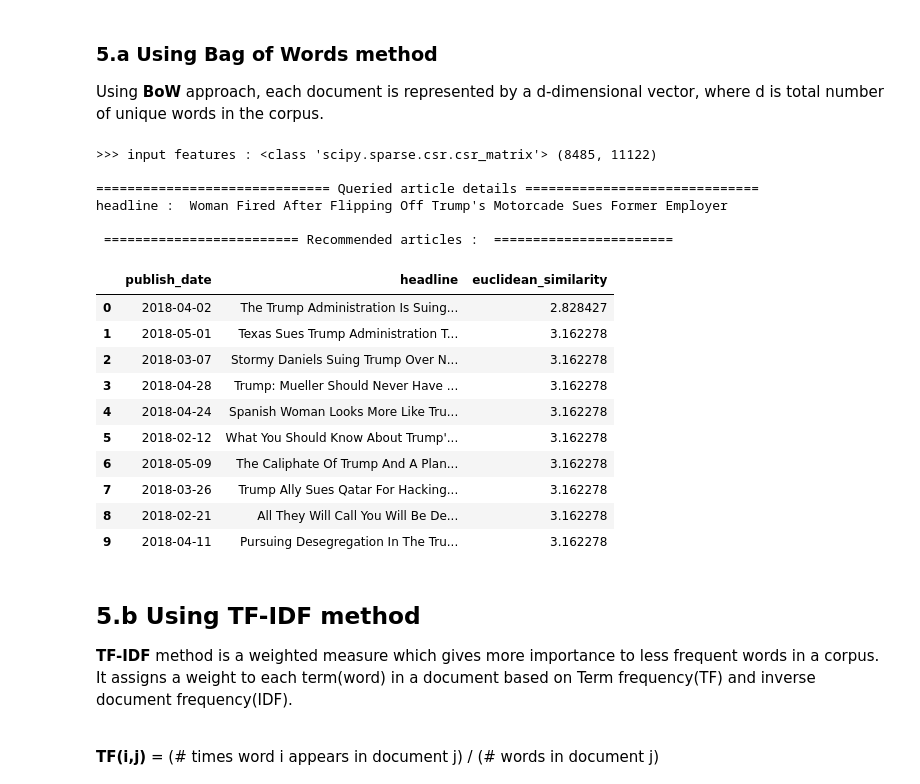
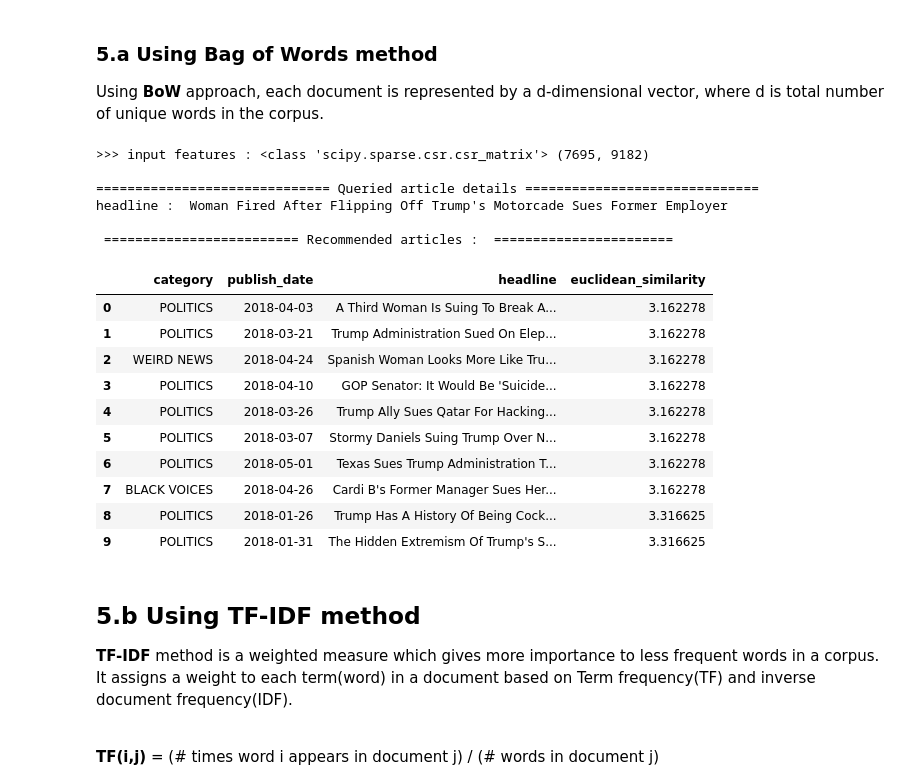
Before and after one commit to sam351/TIL2021, a Jupyter notebook: kaggle_news-recommend/News-Category-Dataset_01_recommend.ipynb, the cells around one changed output. Saved outputs shown, nothing was run; the diff lists cells and outputs as text; code cells hidden in the pictures.

```diff
--- a/kaggle_news-recommend/News-Category-Dataset_01_recommend.ipynb
+++ b/kaggle_news-recommend/News-Category-Dataset_01_recommend.ipynb
@@ -105,3 +81,0 @@ news_articles.shape
-# %%
-news_articles = news_articles[news_articles.headline.apply(lambda x : len(x.split())>5)]
-news_articles.shape
@@ -112,6 +81,0 @@ news_articles.shape
-# %%
-news_articles = news_articles.sort_values('headline', ascending=False)
-duplicated_articles_series = news_articles.duplicated('headline', keep = False)
-news_articles = news_articles[~duplicated_articles_series]
-
-news_articles.shape
@@ -136,11 +115,3 @@ dtype: int64
 - After text preprocessing, the original headlines will be modified. <br>
   However, It doesn't make sense to recommend articles by displaying modified headlines. <br>
   Therefore, let's copy the dataset into some other dataset and perform text preprocessing on the later.
-# %%
-# reset index
-news_articles = news_articles.reset_index(drop=True)
-
-# copy original dataset for preprocessing
-news_articles_temp = news_articles.copy()
-
-news_articles_temp.head(3)
@@ -212,21 +167,9 @@ Let's try various feature representation of headline
 # %%
 # function for making recommendations based on content simiarity
 def recommend_similar_txt(doc_vectors, row_index, num_recommend, dist_metric='euclidean', print_result=False):
-#     # original code
-#     couple_dist = pairwise_distances(doc_vectors, doc_vectors[row_index])
-#     indices = np.argsort(couple_dist.ravel())[0:num_recommend]
-#     df = pd.DataFrame({'publish_date': news_articles['date'][indices].values,
-#                        'headline':news_articles['headline'][indices].values,
-#                        'Euclidean similarity with the queried article': couple_dist[indices].ravel()})
-#     print("="*30,"Queried article details","="*30)
-#     print('headline : ',news_articles['headline'][indices[0]])
-#     print("\n","="*25,"Recommended articles : ","="*23)
-#     return df.iloc[1:,]
-
     dist_arr = pairwise_distances(doc_vectors, doc_vectors[row_index].reshape(1, -1), metric=dist_metric).ravel()
-    df = pd.DataFrame({'publish_date': news_articles['date'],
-                       'headline': news_articles['headline'],
-                       f'{dist_metric}_similarity': dist_arr})
+    df = pd.DataFrame({'category':news_articles['category'], 'publish_date': news_articles['date'],
+                       'headline': news_articles['headline'], f'{dist_metric}_similarity': dist_arr})
     df = df.sort_values(f'{dist_metric}_similarity').head(num_recommend+1)
     df = df.iloc[1:,].reset_index(drop=True)  # remove input itself (most similar item)
 
@@ -240,6 +183,6 @@ def recommend_similar_txt(doc_vectors, row_index, num_recommend, dist_metric='eu
 
 
 # sample news to get recommendations
-query_idx = 133
+query_idx = 4990
 news_articles.loc[[query_idx]]
 # %% [output]
@@ -249,32 +192,34 @@ news_articles.loc[[query_idx]]
 ### 5.a Using Bag of Words method
 Using **BoW** approach, each document is represented by a d-dimensional vector, where d is total number of unique words in the corpus.
 # %%
+# generate TF-IDF features
 cnt_vectorizer = CountVectorizer()
-bow_features = cnt_vectorizer.fit_transform(news_articles_temp['headline'])
+bow_features = cnt_vectorizer.fit_transform(news_articles['headline_processed'])
 
+# make recommendations
 print('>>> input features :', type(bow_features), bow_features.shape, '\n')
 df = recommend_similar_txt(bow_features, row_index=query_idx, num_recommend=10, print_result=True)
 
-# using cosine metric
+# make recommendations - using cosine metric
 # df = recommend_similar_txt(bow_features, row_index=query_idx, num_recommend=10, dist_metric='cosine', print_result=True)
 # %% [output]
->>> input features : <class 'scipy.sparse.csr.csr_matrix'> (8485, 11122)
+>>> input features : <class 'scipy.sparse.csr.csr_matrix'> (7695, 9182)
 
 ============================== Queried article details ==============================
 headline :  Woman Fired After Flipping Off Trump's Motorcade Sues Former Employer
 
  ========================= Recommended articles :  =======================
-|  | publish_date | headline | euclidean_similarity |
-| 0 | 2018-04-02 | The Trump Administration Is Suing... | 2.828427 |
-| 1 | 2018-05-01 | Texas Sues Trump Administration T... | 3.162278 |
-| 2 | 2018-03-07 | Stormy Daniels Suing Trump Over N... | 3.162278 |
-| 3 | 2018-04-28 | Trump: Mueller Should Never Have ... | 3.162278 |
-| 4 | 2018-04-24 | Spanish Woman Looks More Like Tru... | 3.162278 |
-| 5 | 2018-02-12 | What You Should Know About Trump'... | 3.162278 |
-| 6 | 2018-05-09 | The Caliphate Of Trump And A Plan... | 3.162278 |
-| 7 | 2018-03-26 | Trump Ally Sues Qatar For Hacking... | 3.162278 |
-| 8 | 2018-02-21 | All They Will Call You Will Be De... | 3.162278 |
-| 9 | 2018-04-11 | Pursuing Desegregation In The Tru... | 3.162278 |
+|  | category | publish_date | headline | euclidean_similarity |
+| 0 | POLITICS | 2018-04-03 | A Third Woman Is Suing To Break A... | 3.162278 |
+| 1 | POLITICS | 2018-03-21 | Trump Administration Sued On Elep... | 3.162278 |
+| 2 | WEIRD NEWS | 2018-04-24 | Spanish Woman Looks More Like Tru... | 3.162278 |
+| 3 | POLITICS | 2018-04-10 | GOP Senator: It Would Be 'Suicide... | 3.162278 |
+| 4 | POLITICS | 2018-03-26 | Trump Ally Sues Qatar For Hacking... | 3.162278 |
+| 5 | POLITICS | 2018-03-07 | Stormy Daniels Suing Trump Over N... | 3.162278 |
+| 6 | POLITICS | 2018-05-01 | Texas Sues Trump Administration T... | 3.162278 |
+| 7 | BLACK VOICES | 2018-04-26 | Cardi B's Former Manager Sues Her... | 3.162278 |
+| 8 | POLITICS | 2018-01-26 | Trump Has A History Of Being Cock... | 3.316625 |
+| 9 | POLITICS | 2018-01-31 | The Hidden Extremism Of Trump's S... | 3.316625 |
 # %% [markdown]
 ## 5.b Using TF-IDF method
 **TF-IDF** method is a weighted measure which gives more importance to less frequent words in a corpus. <br>
```
Also changed, not shown: parts of 25 cells of this notebook.
